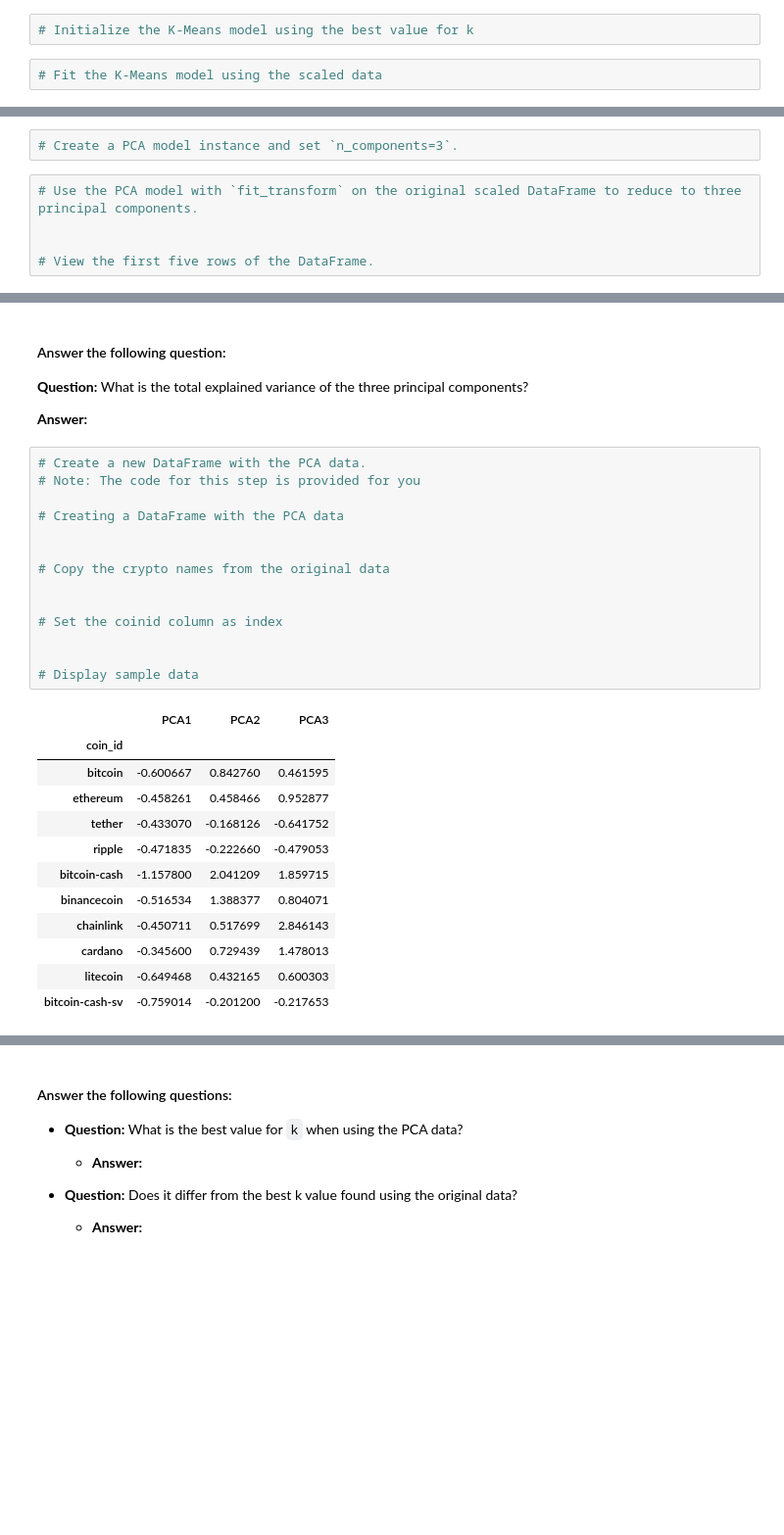
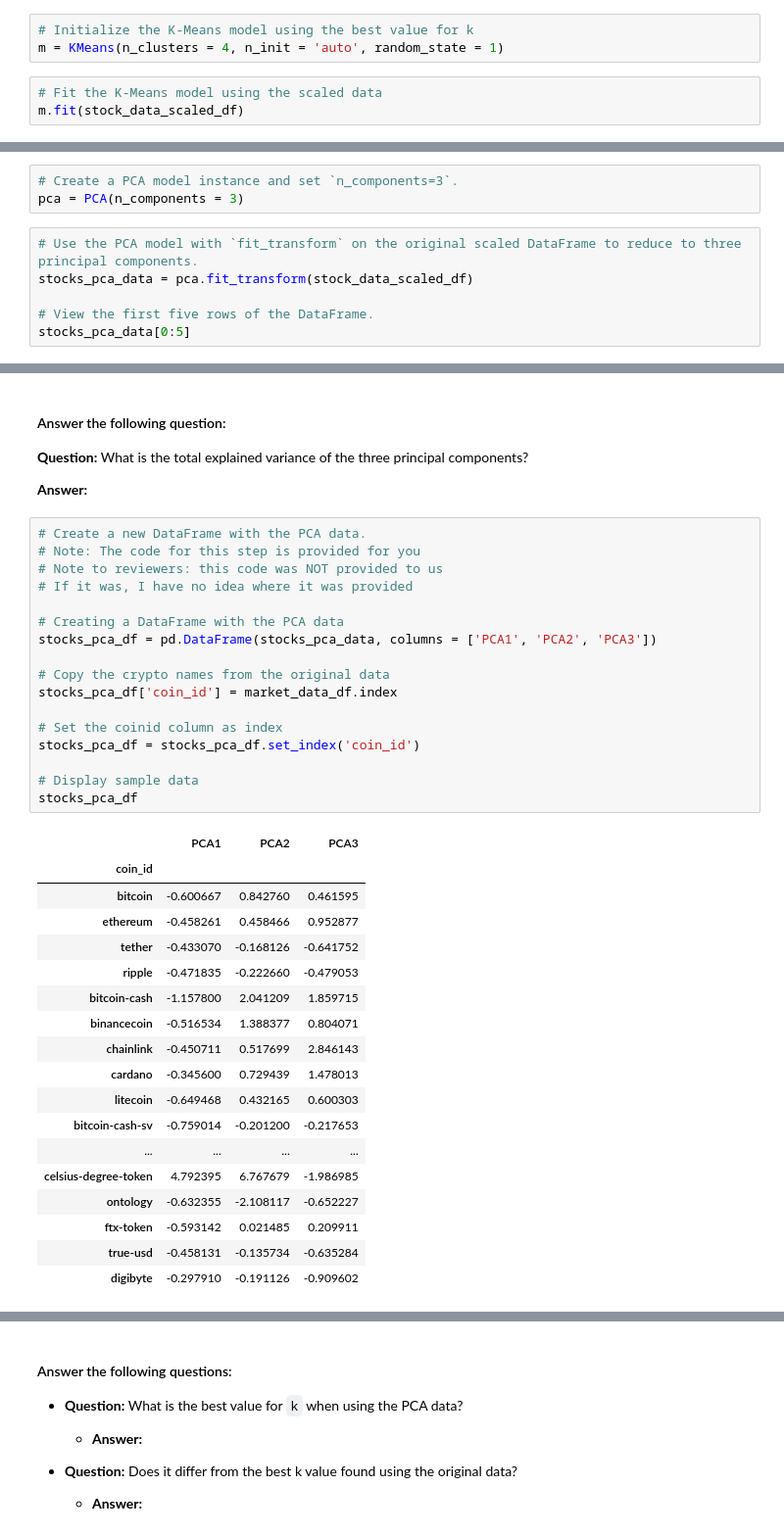
Before and after one commit to rvalcich/CryptoClustering, a Jupyter notebook: Crypto_Clustering.ipynb, the cells around one changed output, grey strips where cells are left out. Shown at 98% size. Cells and saved outputs as stored; diff of their text form; blank space fills up the shorter version.

```diff
--- a/Crypto_Clustering.ipynb
+++ b/Crypto_Clustering.ipynb
@@ -107,5 +121,7 @@ market_data_df.describe()
 ### Cluster Cryptocurrencies with K-means Using the Original Scaled Data.
 # %%
 # Initialize the K-Means model using the best value for k
+m = KMeans(n_clusters = 4, n_init = 'auto', random_state = 1)
 # %%
 # Fit the K-Means model using the scaled data
+m.fit(stock_data_scaled_df)
@@ -137,11 +171,13 @@ market_data_df.describe()
 ### Optimize Clusters with Principal Component Analysis.
 # %%
 # Create a PCA model instance and set `n_components=3`.
+pca = PCA(n_components = 3)
 # %%
 # Use the PCA model with `fit_transform` on the original scaled DataFrame to reduce to three principal components.
-
+stocks_pca_data = pca.fit_transform(stock_data_scaled_df)
 
 # View the first five rows of the DataFrame.
+stocks_pca_data[0:5]
 # %% [output]
 array([[-0.60066733,  0.84276006,  0.46159457],
        [-0.45826071,  0.45846566,  0.95287678],
@@ -161,27 +198,36 @@ array([0.3719856 , 0.34700813, 0.17603793])
 # %%
 # Create a new DataFrame with the PCA data.
 # Note: The code for this step is provided for you
+# Note to reviewers: this code was NOT provided to us
+# If it was, I have no idea where it was provided
 
 # Creating a DataFrame with the PCA data
-
+stocks_pca_df = pd.DataFrame(stocks_pca_data, columns = ['PCA1', 'PCA2', 'PCA3'])
 
 # Copy the crypto names from the original data
-
+stocks_pca_df['coin_id'] = market_data_df.index
 
 # Set the coinid column as index
-
+stocks_pca_df = stocks_pca_df.set_index('coin_id')
 
 # Display sample data
+stocks_pca_df
 # %% [output]
 |  | PCA1 | PCA2 | PCA3 |
 | coin_id |  |  |  |
 | bitcoin | -0.600667 | 0.842760 | 0.461595 |
 | ethereum | -0.458261 | 0.458466 | 0.952877 |
 | tether | -0.433070 | -0.168126 | -0.641752 |
 | ripple | -0.471835 | -0.222660 | -0.479053 |
 | bitcoin-cash | -1.157800 | 2.041209 | 1.859715 |
 | binancecoin | -0.516534 | 1.388377 | 0.804071 |
 | chainlink | -0.450711 | 0.517699 | 2.846143 |
 | cardano | -0.345600 | 0.729439 | 1.478013 |
 | litecoin | -0.649468 | 0.432165 | 0.600303 |
 | bitcoin-cash-sv | -0.759014 | -0.201200 | -0.217653 |
+| ... | ... | ... | ... |
+| celsius-degree-token | 4.792395 | 6.767679 | -1.986985 |
+| ontology | -0.632355 | -2.108117 | -0.652227 |
+| ftx-token | -0.593142 | 0.021485 | 0.209911 |
+| true-usd | -0.458131 | -0.135734 | -0.635284 |
+| digibyte | -0.297910 | -0.191126 | -0.909602 |
```
Also changed, not shown: parts of 20 cells of this notebook.
